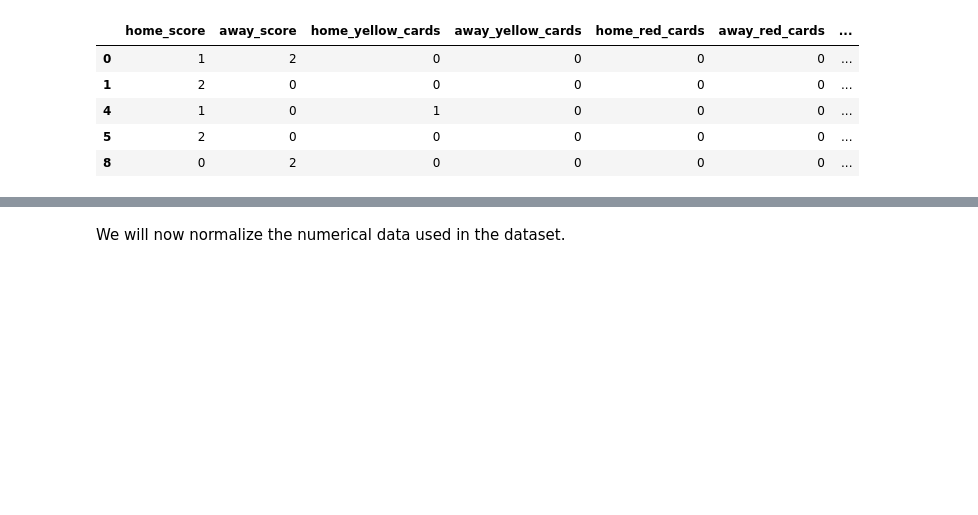
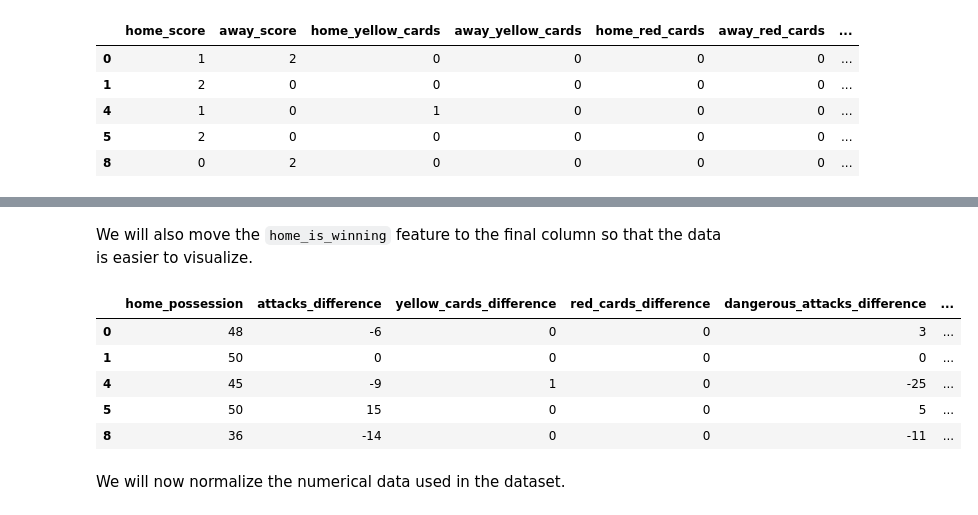
Before and after one commit to ayishamiara/STINTSY-MCO1, a Jupyter notebook: stintsy-mco1.ipynb, the cells around one changed output, grey strips where cells are left out. Saved outputs shown, nothing was run; the diff lists cells and outputs as text; code cells hidden in the pictures; blank space fills up the shorter version.

```diff
--- a/stintsy-mco1.ipynb
+++ b/stintsy-mco1.ipynb
@@ -307,22 +305,0 @@ home_on_target  -  away_on_target  =  on_target_difference
-# %%
-# Add home_is_winning feature
-create_new_column = lambda row: True if (row["home_score"] > row["away_score"]) else False
-added_column = df.apply(create_new_column, axis=1)
-df["home_is_winning"] = added_column
-
-# Add attacks_difference feature
-create_new_column = lambda row: row["away_attacks"] - row["home_attacks"]
-added_column = df.apply(create_new_column, axis=1)
-df["attacks_difference"] = added_column
-
-# Add attacks_dangerous_difference feature
-create_new_column = lambda row: row["home_dangerous_attacks"] - row["away_dangerous_attacks"]
-added_column = df.apply(create_new_column, axis=1)
-df["attacks_dangerous_difference"] = added_column
-
-# Add on_target_difference feature
-create_new_column = lambda row: row["home_on_target"] - row["away_on_target"]
-added_column = df.apply(create_new_column, axis=1)
-df["on_target_difference"] = added_column
-
-df.head()
@@ -331,3 +305,0 @@ We will now remove the unused features that we merged.
-# %%
-df = df[['current_minute','home_is_winning','attacks_difference','attacks_dangerous_difference','on_target_difference']]
-df.head()
@@ -334,3 +310,18 @@ df.head()
+# %%
+df = df.drop('away_possession', axis=1)
+# %% [markdown]
+We will also move the `home_is_winning` feature to the final column so that the data is easier to visualize.
+# %%
+col = df.pop('home_is_winning')
+df.insert(len(df.columns), 'home_is_winning', col)
+df.head()
+# %% [output]
+|  | home_possession | attacks_difference | yellow_cards_difference | red_cards_difference | dangerous_attacks_difference | ... |
+| 0 | 48 | -6 | 0 | 0 | 3 | ... |
+| 1 | 50 | 0 | 0 | 0 | 0 | ... |
+| 4 | 45 | -9 | 1 | 0 | -25 | ... |
+| 5 | 50 | 15 | 0 | 0 | 5 | ... |
+| 8 | 36 | -14 | 0 | 0 | -11 | ... |
 # %% [markdown]
 We will now normalize the numerical data used in the dataset.
 # %%
```
Also changed, not shown: parts of 4 cells of this notebook.
